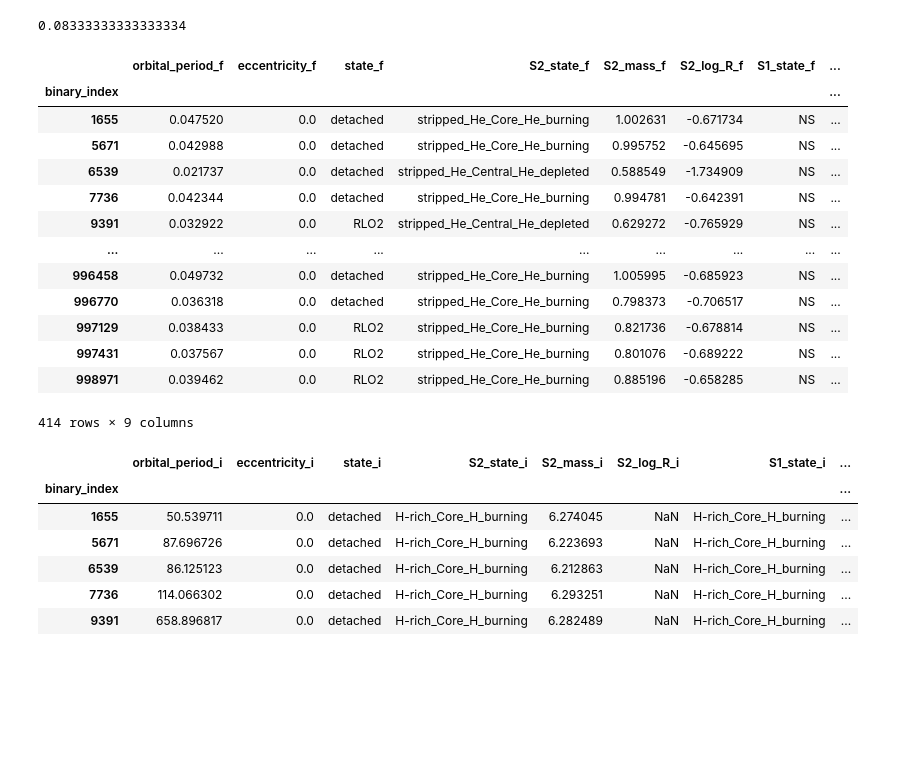
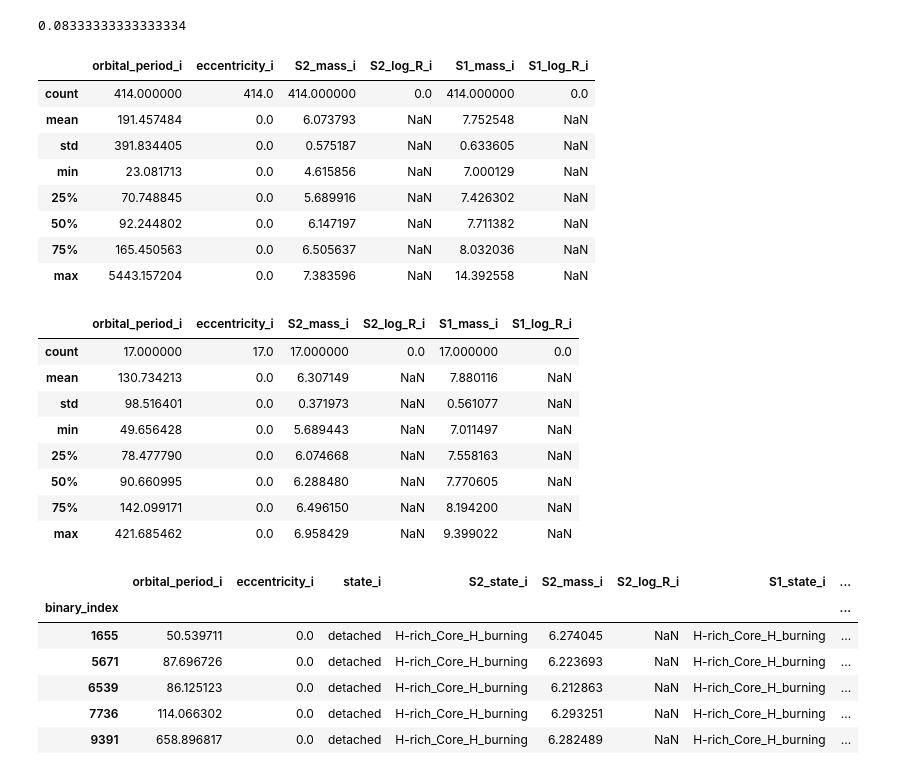
Before and after one commit to PiersonLip/UCXB-Investegation, a Jupyter notebook: InitResearch/FindingInitGridProp.ipynb, the cells around one changed output. Cells and saved outputs as stored; diff of their text form; code cells hidden in the pictures; blank space fills up the shorter version.

```diff
--- a/InitResearch/FindingInitGridProp.ipynb
+++ b/InitResearch/FindingInitGridProp.ipynb
@@ -105,23 +105,30 @@ OP_Max_val
 0.08333333333333334
 # %%
 UCXBs = XrBs[XrBs['orbital_period_f'] < OP_Max_val]
+# %%
+UCXBs[initCols].describe()
+# %% [output]
+|  | orbital_period_i | eccentricity_i | S2_mass_i | S2_log_R_i | S1_mass_i | S1_log_R_i |
+| count | 414.000000 | 414.0 | 414.000000 | 0.0 | 414.000000 | 0.0 |
+| mean | 191.457484 | 0.0 | 6.073793 | NaN | 7.752548 | NaN |
+| std | 391.834405 | 0.0 | 0.575187 | NaN | 0.633605 | NaN |
+| min | 23.081713 | 0.0 | 4.615856 | NaN | 7.000129 | NaN |
+| 25% | 70.748845 | 0.0 | 5.689916 | NaN | 7.426302 | NaN |
+| 50% | 92.244802 | 0.0 | 6.147197 | NaN | 7.711382 | NaN |
+| 75% | 165.450563 | 0.0 | 6.505637 | NaN | 8.032036 | NaN |
+| max | 5443.157204 | 0.0 | 7.383596 | NaN | 14.392558 | NaN |
 # %%
-UCXBs[finCols]
+UCXBs[UCXBs['S2_state_f'] =='WD'][initCols].describe()
 # %% [output]
-|  | orbital_period_f | eccentricity_f | state_f | S2_state_f | S2_mass_f | S2_log_R_f | S1_state_f | ... |
-| binary_index |  |  |  |  |  |  |  | ... |
-| 1655 | 0.047520 | 0.0 | detached | stripped_He_Core_He_burning | 1.002631 | -0.671734 | NS | ... |
-| 5671 | 0.042988 | 0.0 | detached | stripped_He_Core_He_burning | 0.995752 | -0.645695 | NS | ... |
-| 6539 | 0.021737 | 0.0 | detached | stripped_He_Central_He_depleted | 0.588549 | -1.734909 | NS | ... |
-| 7736 | 0.042344 | 0.0 | detached | stripped_He_Core_He_burning | 0.994781 | -0.642391 | NS | ... |
-| 9391 | 0.032922 | 0.0 | RLO2 | stripped_He_Central_He_depleted | 0.629272 | -0.765929 | NS | ... |
-| ... | ... | ... | ... | ... | ... | ... | ... | ... |
-| 996458 | 0.049732 | 0.0 | detached | stripped_He_Core_He_burning | 1.005995 | -0.685923 | NS | ... |
-| 996770 | 0.036318 | 0.0 | detached | stripped_He_Core_He_burning | 0.798373 | -0.706517 | NS | ... |
-| 997129 | 0.038433 | 0.0 | RLO2 | stripped_He_Core_He_burning | 0.821736 | -0.678814 | NS | ... |
-| 997431 | 0.037567 | 0.0 | RLO2 | stripped_He_Core_He_burning | 0.801076 | -0.689222 | NS | ... |
-| 998971 | 0.039462 | 0.0 | RLO2 | stripped_He_Core_He_burning | 0.885196 | -0.658285 | NS | ... |
+|  | orbital_period_i | eccentricity_i | S2_mass_i | S2_log_R_i | S1_mass_i | S1_log_R_i |
+| count | 17.000000 | 17.0 | 17.000000 | 0.0 | 17.000000 | 0.0 |
+| mean | 130.734213 | 0.0 | 6.307149 | NaN | 7.880116 | NaN |
+| std | 98.516401 | 0.0 | 0.371973 | NaN | 0.561077 | NaN |
+| min | 49.656428 | 0.0 | 5.689443 | NaN | 7.011497 | NaN |
+| 25% | 78.477790 | 0.0 | 6.074668 | NaN | 7.558163 | NaN |
+| 50% | 90.660995 | 0.0 | 6.288480 | NaN | 7.770605 | NaN |
+| 75% | 142.099171 | 0.0 | 6.496150 | NaN | 8.194200 | NaN |
+| max | 421.685462 | 0.0 | 6.958429 | NaN | 9.399022 | NaN |
-414 rows × 9 columns
 # %%
 UCXBs[initCols]
 # %% [output]
```
Also changed, not shown: parts of 3 cells of this notebook.
